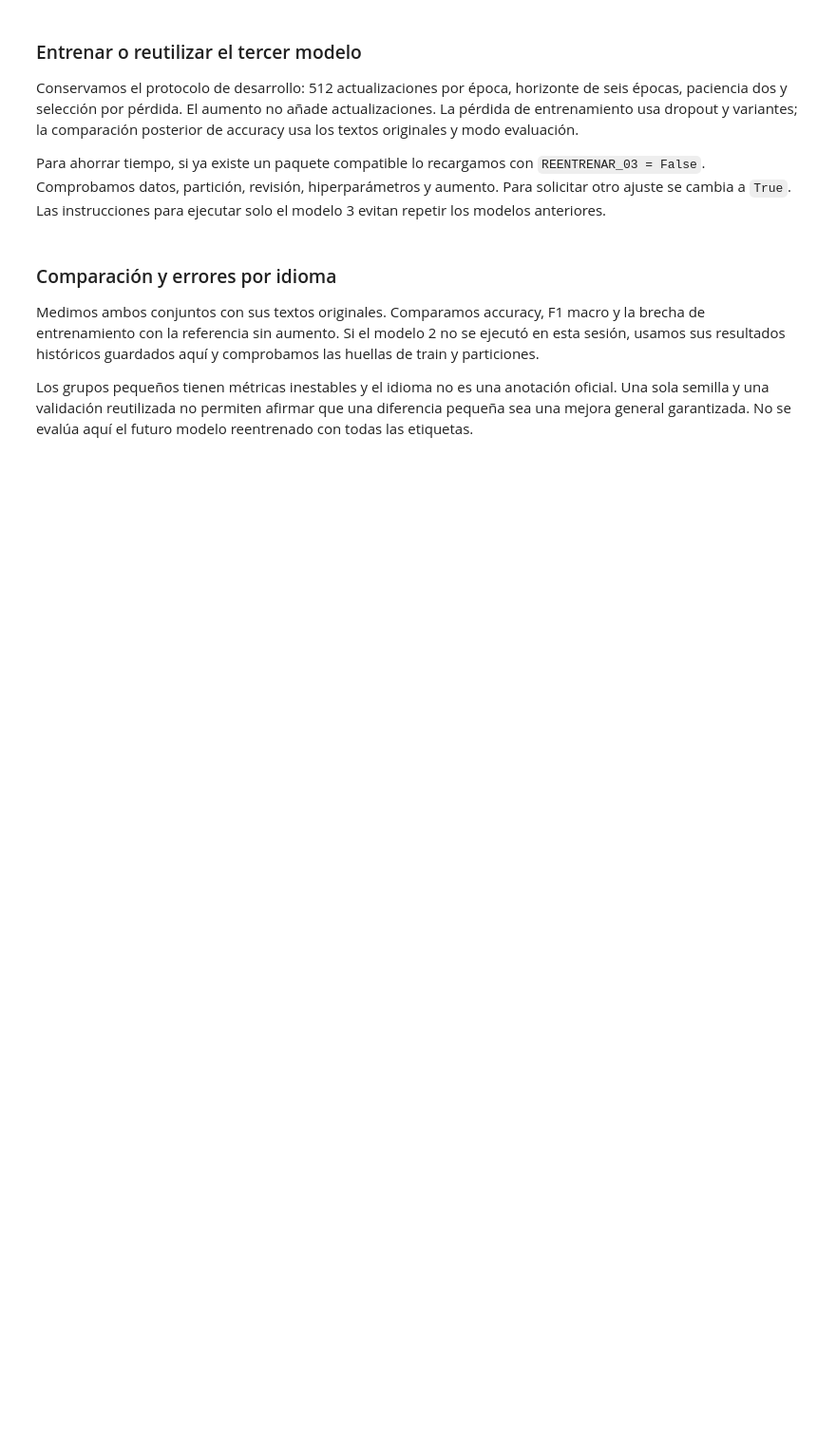
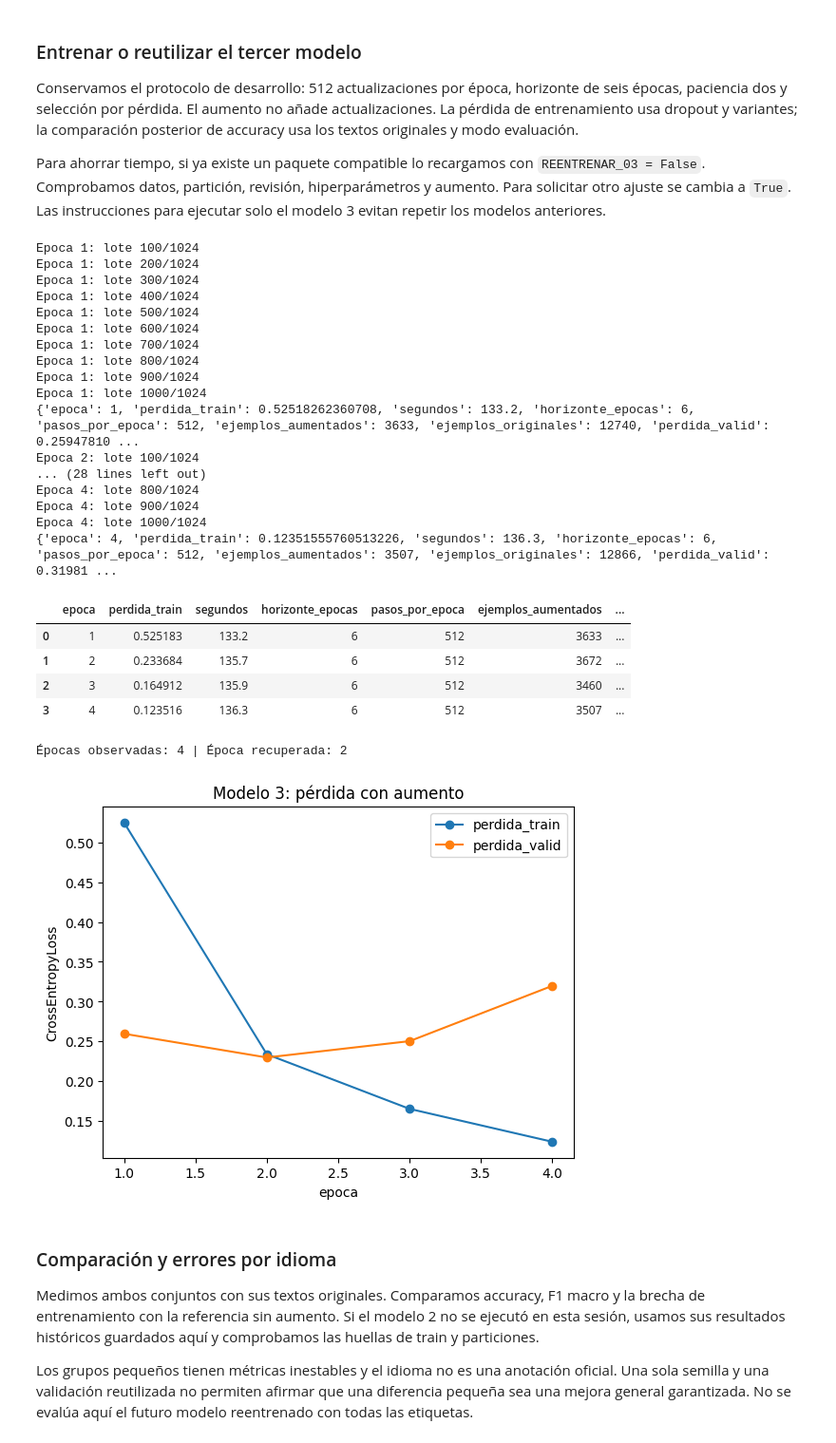
Before and after one commit to jmfonsecau/ISIS-2611-Proyecto-Parte-2, a Jupyter notebook: notebook_parte2.ipynb, the cells around one changed output. Shown at 95% size. Saved outputs shown, nothing was run; the diff lists cells and outputs as text; code cells hidden in the pictures; blank space fills up the shorter version.

```diff
--- a/notebook_parte2.ipynb
+++ b/notebook_parte2.ipynb
@@ -954,9 +954,9 @@ print('Dispositivo Modelo 2:', dispositivo_02)
 print('Configuracion Modelo 2:', configuracion_02)
 display(pd.Series(versiones_02, name='Version'))
 
-ruta_base_02 = snapshot_download(MODELO_BASE, revision=REVISION_BASE, local_files_only=True)
+ruta_base_02 = snapshot_download(MODELO_BASE, revision=REVISION_BASE, local_files_only=False)
 tokenizador_02 = AutoTokenizer.from_pretrained(
-    ruta_base_02, local_files_only=True, trust_remote_code=False)
+    ruta_base_02, local_files_only=False, trust_remote_code=False)
 ids_train_02 = tokenizador_02(train['text'].tolist(), truncation=True,
     max_length=MAX_TOKENS, padding=False)['input_ids']
 ids_eval_02 = tokenizador_02(eval_df['text'].tolist(), truncation=True,
@@ -1048,7 +1048,7 @@ def ajustar_finetuning_02(secuencias_tr, y_tr, epocas, validacion=None, *, horiz
         raise ValueError('Las epocas ejecutadas deben estar entre 1 y el horizonte del calendario')
     torch.manual_seed(RANDOM_STATE)
     generador = torch.Generator().manual_seed(RANDOM_STATE)
-    encoder = AutoModel.from_pretrained(ruta_base_02, local_files_only=True, trust_remote_code=False)
+    encoder = AutoModel.from_pretrained(ruta_base_02, local_files_only=False, trust_remote_code=False)
     modelo = ClasificadorMiniLM02(encoder, dropout=cfg['dropout'],
         max_tokens=MAX_TOKENS).to(dispositivo_02)
     sin_decay = ('bias', 'LayerNorm.weight', 'LayerNorm.bias')
@@ -1588,35 +1623,60 @@ if desde_cache_03:
     tok_cache_03, modelo_valid_03, meta_cache_03 = cargar_modelo_02(
         ruta_modelo_03, dispositivo=dispositivo_02)
     assert meta_cache_03['huellas_datos'] == huellas_datos, 'Cambian los datos: revisar antes de reutilizar'
     assert meta_cache_03['sha256_particiones'] == referencia_historica_02['sha256_particiones']
     assert meta_cache_03['configuracion'] == configuracion_03
     assert meta_cache_03['revision'] == REVISION_BASE
-    assert meta_cache_03['entrenado_con_todo_train'] is False
-    assert meta_cache_03['ids_entrenamiento'] == filas_desarrollo_03['id'].tolist()
+    assert meta_cache_03['entrenado_con_todo_train'] is True
+    assert meta_cache_03['ids_entrenamiento'] == train['id'].tolist()
     assert meta_cache_03['estrategia_aumento']['reglas'] == REGLAS_AUMENTO_03
     assert meta_cache_03['estrategia_aumento']['probabilidad'] == PROB_AUMENTO_03
     ids_cache_03 = tok_cache_03(train['text'].tolist(), truncation=True,
         max_length=MAX_TOKENS, padding=False)['input_ids']
     assert ids_cache_03 == ids_train_02
     historial_03 = pd.DataFrame(meta_cache_03['historial_validacion'])
     mejor_epoca_03 = int(meta_cache_03['epoca_seleccionada'])
     meta_cache_03.pop('encoder_files', None)
     print('Modelo 3 recuperado del paquete compatible; no se repite el entrenamiento.')
 else:
     modelo_valid_03, historial_03, mejor_epoca_03 = ajustar_finetuning_02(
         sec_train_03, y_train_03, configuracion_03['max_epochs'],
         validacion=(sec_valid_03, y_valid_03),
         horizonte_epocas=configuracion_03['max_epochs'],
         secuencias_aumentadas=variantes_train_03, prob_aumento=PROB_AUMENTO_03, cada_lotes=100,
         configuracion=configuracion_03)
 display(historial_03)
 assert historial_03['pasos_por_epoca'].eq(512).all()
 assert (historial_03['ejemplos_aumentados'] + historial_03['ejemplos_originales']).eq(16373).all()
 print('Épocas observadas:', len(historial_03), '| Época recuperada:', mejor_epoca_03)
 historial_03.set_index('epoca')[['perdida_train', 'perdida_valid']].plot(
     title='Modelo 3: pérdida con aumento', marker='o')
 plt.ylabel('CrossEntropyLoss')
 plt.show()
+# %% [output]
+Epoca 1: lote 100/1024
+Epoca 1: lote 200/1024
+Epoca 1: lote 300/1024
+Epoca 1: lote 400/1024
+Epoca 1: lote 500/1024
+Epoca 1: lote 600/1024
+Epoca 1: lote 700/1024
+Epoca 1: lote 800/1024
+Epoca 1: lote 900/1024
+Epoca 1: lote 1000/1024
+{'epoca': 1, 'perdida_train': 0.52518262360708, 'segundos': 133.2, 'horizonte_epocas': 6, 'pasos_por_epoca': 512, 'ejemplos_aumentados': 3633, 'ejemplos_originales': 12740, 'perdida_valid': 0.25947810 ...
+Epoca 2: lote 100/1024
+... (28 lines left out)
+Epoca 4: lote 800/1024
+Epoca 4: lote 900/1024
+Epoca 4: lote 1000/1024
+{'epoca': 4, 'perdida_train': 0.12351555760513226, 'segundos': 136.3, 'horizonte_epocas': 6, 'pasos_por_epoca': 512, 'ejemplos_aumentados': 3507, 'ejemplos_originales': 12866, 'perdida_valid': 0.31981 ...
+|  | epoca | perdida_train | segundos | horizonte_epocas | pasos_por_epoca | ejemplos_aumentados | ... |
+| 0 | 1 | 0.525183 | 133.2 | 6 | 512 | 3633 | ... |
+| 1 | 2 | 0.233684 | 135.7 | 6 | 512 | 3672 | ... |
+| 2 | 3 | 0.164912 | 135.9 | 6 | 512 | 3460 | ... |
+| 3 | 4 | 0.123516 | 136.3 | 6 | 512 | 3507 | ... |
+Épocas observadas: 4 | Época recuperada: 2
+[figure, added]
 # %% [markdown]
 ### Comparación y errores por idioma
 
```
Also changed, not shown: parts of 11 cells of this notebook, 2 other files.
